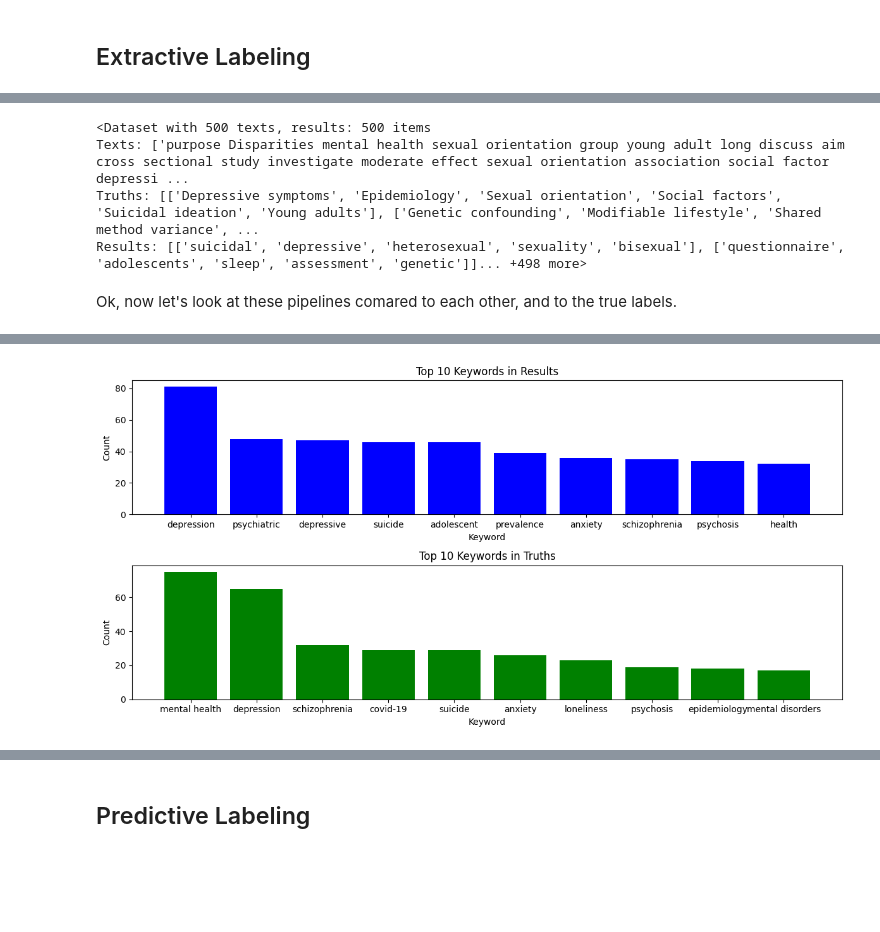
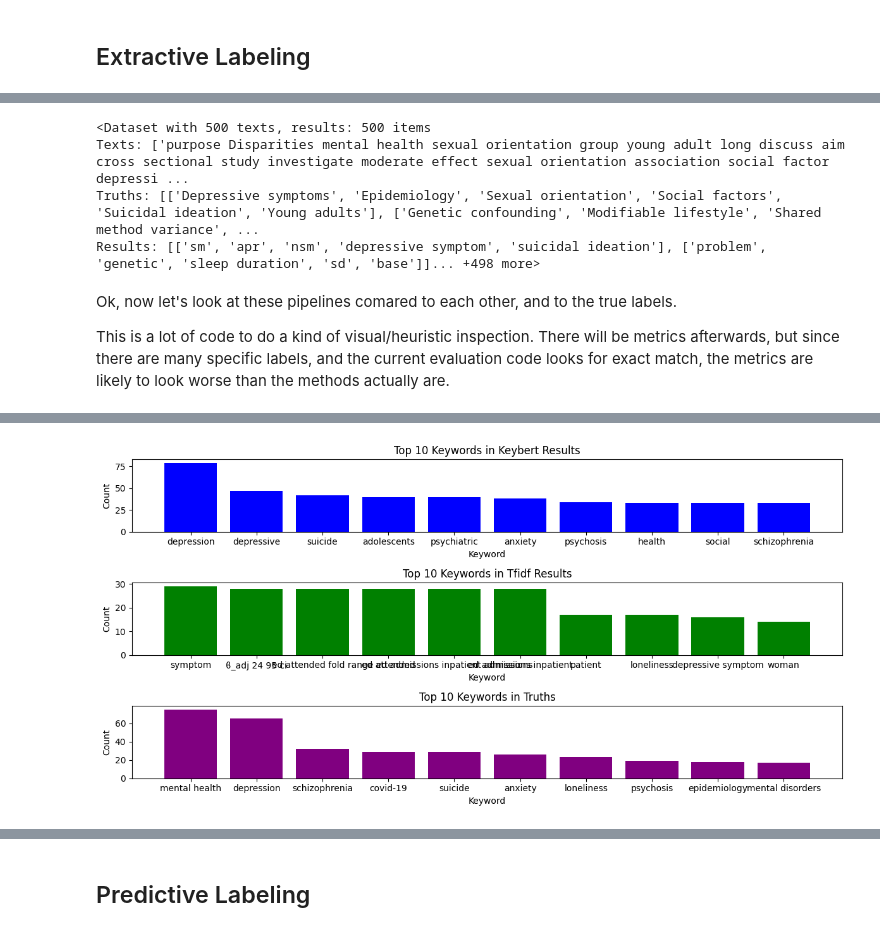
Before and after one commit to birm/nlp_pipelines, a Jupyter notebook: demo.ipynb, the cells around one changed output, grey strips where cells are left out. Drawn from its saved outputs; the diff is of its cells as text; code cells hidden in the pictures; blank space fills up the shorter version.

```diff
--- a/demo.ipynb
+++ b/demo.ipynb
@@ -569,83 +585,106 @@ Extractive labeling is simply picking words from a document which seem especiall
 abstracts_1 = copy.deepcopy(abstracts)
 abstracts_2 = copy.deepcopy(abstracts)
 
-# pipeline 1: lemmatize, keyword extract
-lemmatize_pipeline = Pipeline([
-    {"name": "lemmatize", "method":"preprocess.Lemmatize"},
+# pipeline 1: out of the box keybert
+keybert_pipeline = Pipeline([
     {"name": "keywords", "method": "labeler.KeyBert"}
 ])
 
-lemmatize_pipeline.set_data(train_data=abstracts_1, run_data=abstracts_1)
+keybert_pipeline.set_data(train_data=abstracts_1, run_data=abstracts_1)
 
 # pipeline 2: filter out some kinds of words, lemmatize, keyword extract
-filter_pipeline = Pipeline([
+tfidf_pipeline = Pipeline([
     {"name": "filter", "method":"preprocess.TokenFilter", "params":{"remove_if":["is_stop", "is_punct", "is_space", "like_num", "like_url"]}}, # see https://spacy.io/api/token/#attributes
     {"name": "lemmatize", "method":"preprocess.Lemmatize"},
-    {"name": "keywords", "method": "labeler.KeyBert"}
+    {"name": "keywords", "method": "labeler.TfidfTopN", "params":{"top_k":5, "ngram_range":(1,4)}} # seems to somewhat align with the chosen keywords
 ])
 
-filter_pipeline.set_data(train_data=abstracts_2, run_data=abstracts_2)
+tfidf_pipeline.set_data(train_data=abstracts_2, run_data=abstracts_2)
 
-lemmatize_pipeline.run()
-filter_pipeline.run()
+keybert_pipeline.run()
+tfidf_pipeline.run()
 # %% [output]
 <Dataset with 500 texts, results: 500 items
 Texts: ['purpose Disparities mental health sexual orientation group young adult long discuss aim cross sectional study investigate moderate effect sexual orientation association social factor depressi ...
 Truths: [['Depressive symptoms', 'Epidemiology', 'Sexual orientation', 'Social factors', 'Suicidal ideation', 'Young adults'], ['Genetic confounding', 'Modifiable lifestyle', 'Shared method variance', ...
-Results: [['suicidal', 'depressive', 'heterosexual', 'sexuality', 'bisexual'], ['questionnaire', 'adolescents', 'sleep', 'assessment', 'genetic']]... +498 more>
+Results: [['sm', 'apr', 'nsm', 'depressive symptom', 'suicidal ideation'], ['problem', 'genetic', 'sleep duration', 'sd', 'base']]... +498 more>
 # %% [markdown]
 Ok, now let's look at these pipelines comared to each other, and to the true labels.
+
+This is a lot of code to do a kind of visual/heuristic inspection. There will be metrics afterwards, but since there are many specific labels, and the current evaluation code looks for exact match, the metrics are likely to look worse than the methods actually are.
 # %%
-import matplotlib.pyplot as plt
-from collections import Counter
+# Flatten the lists of lists into single lists, make lowercase
+flat_a = [item.lower() for sublist in keybert_pipeline.run_data.results for item in sublist]
+flat_b = [item.lower() for sublist in tfidf_pipeline.run_data.results for item in sublist]
+flat_c = [item.lower() for sublist in keybert_pipeline.run_data.truths for item in sublist]
 
-# Flatten the lists of lists into single lists, make lowercase
-flat_a = [item.lower() for sublist in lemmatize_pipeline.run_data.results for item in sublist]
-flat_b = [item.lower() for sublist in lemmatize_pipeline.run_data.truths for item in sublist]
 
 set_a = set(flat_a)
 set_b = set(flat_b)
+set_c = set(flat_c)
 
-intersection = set_a & set_b
-only_a = set_a - set_b
-only_b = set_b - set_a
+# Intersections between the sets
+intersection_ac = set_a & set_c
+intersection_bc = set_b & set_c
+intersection_ab = set_a & set_b
 
-# how many distinct keywords are in results, truths, and both
-print(f"Number of keywords only in Results: {len(only_a)}")
-print(f"Number of keywords only in Truths: {len(only_b)}")
-print(f"Number of keywords in both Results and Truths (intersection): {len(intersection)}\n")
+# Keywords unique to each set
+only_a = set_a - set_b - set_c
+only_b = set_b - set_a - set_c
+only_c = set_c - set_a - set_b
+
+# Output the counts for each case
+print(f"Number of keywords only in Keybert Results: {len(only_a)}")
+print(f"Number of keywords only in Tfidf Results: {len(only_b)}")
+print(f"Number of keywords only in Truths: {len(only_c)}")
+
+print(f"Number of keywords in both Keybert Results and Truths: {len(intersection_ac)}")
+print(f"Number of keywords in both Keybert Results and Tfidf Results: {len(intersection_ab)}")
+print(f"Number of keywords in both Truths and Tfidf Results: {len(intersection_bc)}\n")
+
 
 # Count occurrences of keywords
 count_a = Counter(flat_a)
 count_b = Counter(flat_b)
+count_c = Counter(flat_c)
 
 n = 10
 
 # Display the top n keywords by count for results
-print("Top keywords in Results by count:")
+print("Top keywords in Keybert Results by count:")
 top_a = count_a.most_common(n)
 for keyword, count in top_a:
     print(f"{keyword}: {count}")
 
 # Display the top 5 keywords by count for truths
-print("\nTop keywords in Truths by count:")
+print("\nTop keywords in Tfidf Results by count:")
 top_b = count_b.most_common(n)
 for keyword, count in top_b:
     print(f"{keyword}: {count}")
 
+print("\nTop keywords in Truths by count:")
+top_c = count_c.most_common(n)
+for keyword, count in top_c:
+    print(f"{keyword}: {count}")
+
 # Create bar charts for top 5 keywords in each
-fig, ax = plt.subplots(2,1, figsize=(12, 6))
+fig, ax = plt.subplots(3,1, figsize=(12, 6))
 
 # Plot for each list
 ax[0].bar([item[0] for item in top_a], [item[1] for item in top_a], color='blue')
-ax[0].set_title(f"Top {n} Keywords in Results")
+ax[0].set_title(f"Top {n} Keywords in Keybert Results")
 ax[0].set_xlabel("Keyword")
 ax[0].set_ylabel("Count")
 
 ax[1].bar([item[0] for item in top_b], [item[1] for item in top_b], color='green')
-ax[1].set_title(f"Top {n} Keywords in Truths")
+ax[1].set_title(f"Top {n} Keywords in Tfidf Results")
 ax[1].set_xlabel("Keyword")
 ax[1].set_ylabel("Count")
+
+ax[2].bar([item[0] for item in top_c], [item[1] for item in top_c], color='purple')
+ax[2].set_title(f"Top {n} Keywords in Truths")
+ax[2].set_xlabel("Keyword")
+ax[2].set_ylabel("Count")
 
 # Show the plots
 plt.tight_layout()
@@ -667,5 +706,5 @@ anxiety: 36
 loneliness: 23
 psychosis: 19
 epidemiology: 18
 mental disorders: 17
-[figure, old version]
+[figure, new version]
```
Also changed, not shown: parts of 22 cells of this notebook, 2 other files.
